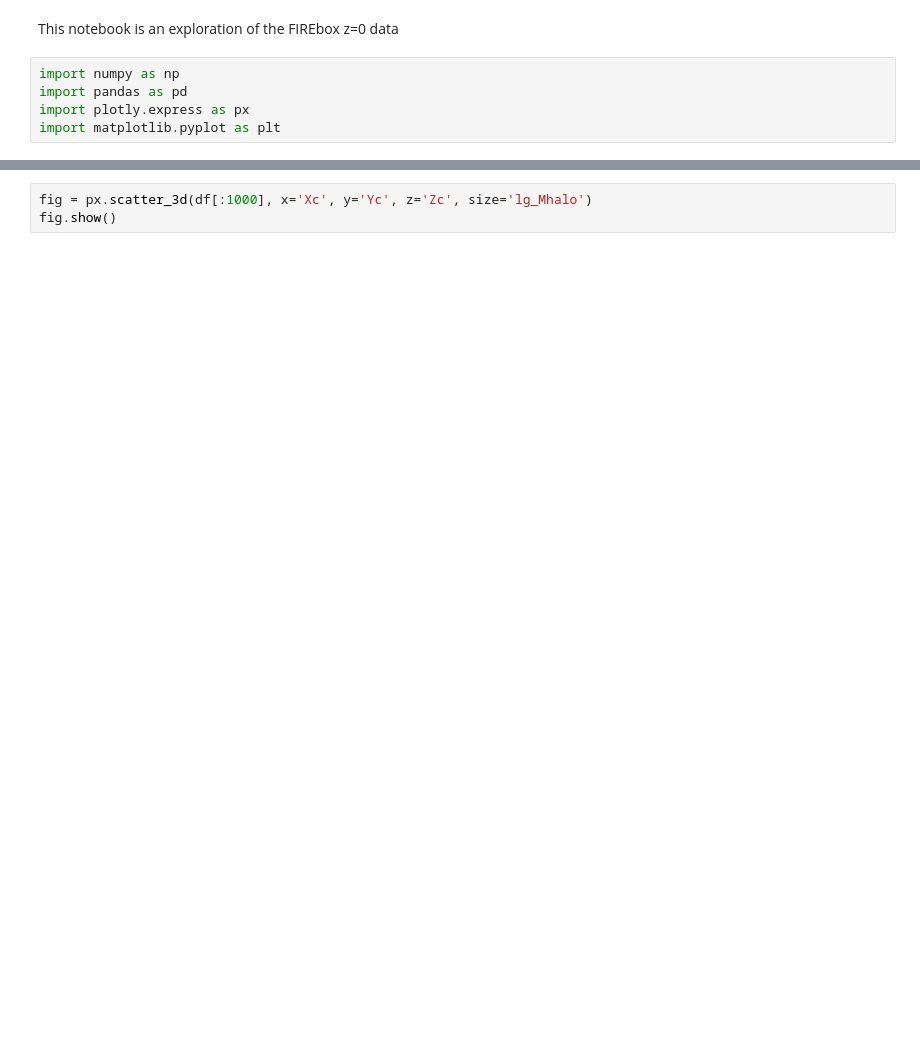
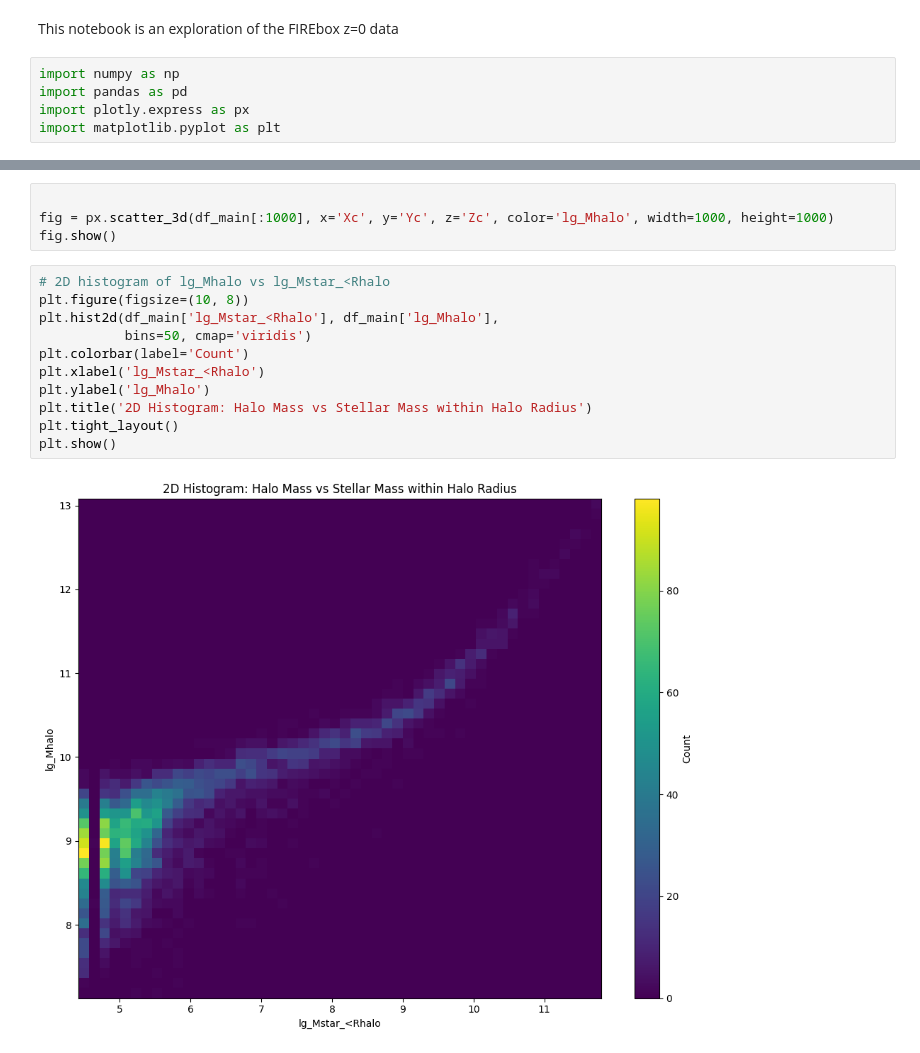
Before and after one commit to abdelrahman-helal/DM_FIREbox, a Jupyter notebook: notebooks/FIREbox_exploration.ipynb, the cells around one changed output, grey strips where cells are left out. Cells and saved outputs as stored; diff of their text form; blank space fills up the shorter version.

```diff
--- a/notebooks/FIREbox_exploration.ipynb
+++ b/notebooks/FIREbox_exploration.ipynb
@@ -59,3 +79,17 @@ Text(0, 0.5, 'lg_Mhalo')
 # %%
-fig = px.scatter_3d(df[:1000], x='Xc', y='Yc', z='Zc', size='lg_Mhalo')
+
+fig = px.scatter_3d(df_main[:1000], x='Xc', y='Yc', z='Zc', color='lg_Mhalo', width=1000, height=1000)
 fig.show()
+# %%
+# 2D histogram of lg_Mhalo vs lg_Mstar_<Rhalo
+plt.figure(figsize=(10, 8))
+plt.hist2d(df_main['lg_Mstar_<Rhalo'], df_main['lg_Mhalo'],
+           bins=50, cmap='viridis')
+plt.colorbar(label='Count')
+plt.xlabel('lg_Mstar_<Rhalo')
+plt.ylabel('lg_Mhalo')
+plt.title('2D Histogram: Halo Mass vs Stellar Mass within Halo Radius')
+plt.tight_layout()
+plt.show()
+# %% [output]
+[figure, added]
```
Also changed, not shown: parts of 7 cells of this notebook, 1 other file.
